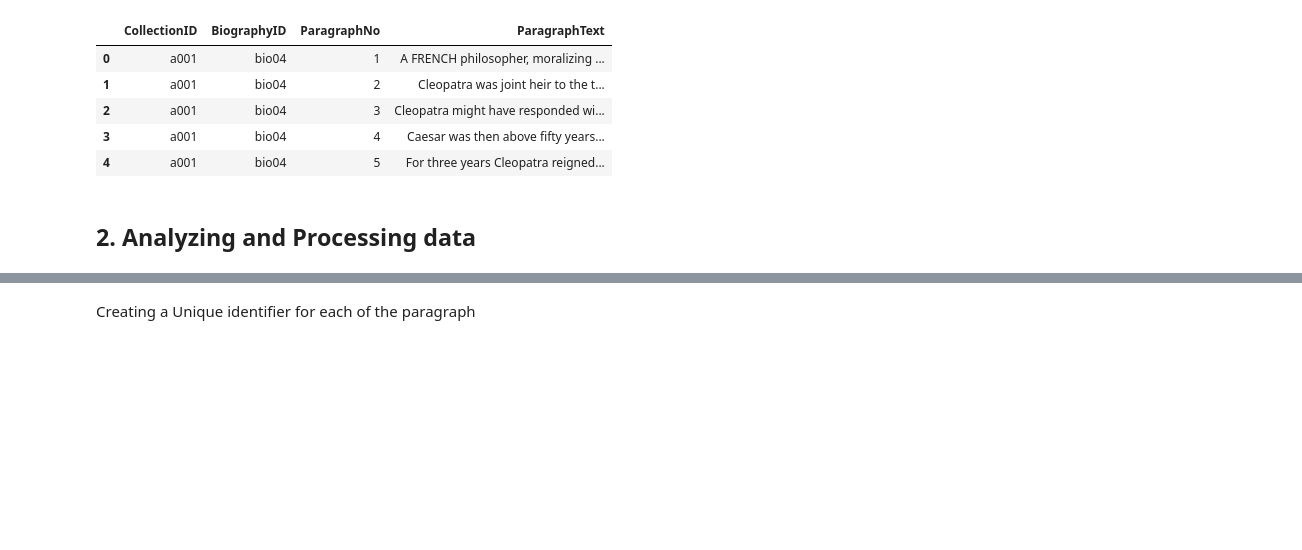
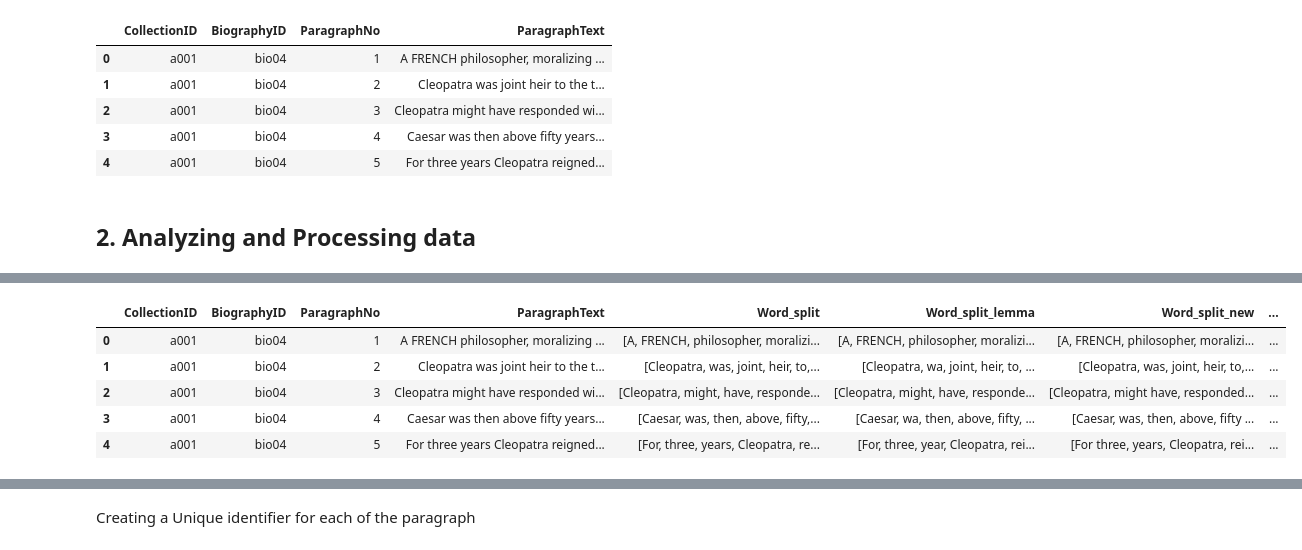
Before and after one commit to UVA-DSI-2019-Capstones/CBW, a Jupyter notebook: Association Rule/Association Rule.ipynb, the cells around one changed output, grey strips where cells are left out. Saved outputs shown, nothing was run; the diff lists cells and outputs as text; code cells hidden in the pictures; blank space fills up the shorter version.

```diff
--- a/Association Rule/Association Rule.ipynb
+++ b/Association Rule/Association Rule.ipynb
@@ -46,0 +94,11 @@ textdatanew.head()
+# %%
+textdatanew['Word_split_lemma_new'] = textdatanew.Word_split_lemma.apply(lambda x: bigram_phraser_lemma[x])
+# %%
+textdatanew.head()
+# %% [output]
+|  | CollectionID | BiographyID | ParagraphNo | ParagraphText | Word_split | Word_split_lemma | Word_split_new | ... |
+| 0 | a001 | bio04 | 1 | A FRENCH philosopher, moralizing ... | [A, FRENCH, philosopher, moralizi... | [A, FRENCH, philosopher, moralizi... | [A, FRENCH, philosopher, moralizi... | ... |
+| 1 | a001 | bio04 | 2 | Cleopatra was joint heir to the t... | [Cleopatra, was, joint, heir, to,... | [Cleopatra, wa, joint, heir, to, ... | [Cleopatra, was, joint, heir, to,... | ... |
+| 2 | a001 | bio04 | 3 | Cleopatra might have responded wi... | [Cleopatra, might, have, responde... | [Cleopatra, might, have, responde... | [Cleopatra, might have, responded... | ... |
+| 3 | a001 | bio04 | 4 | Caesar was then above fifty years... | [Caesar, was, then, above, fifty,... | [Caesar, wa, then, above, fifty, ... | [Caesar, was, then, above, fifty ... | ... |
+| 4 | a001 | bio04 | 5 | For three years Cleopatra reigned... | [For, three, years, Cleopatra, re... | [For, three, year, Cleopatra, rei... | [For three, years, Cleopatra, rei... | ... |
```
Also changed, not shown: parts of 84 cells of this notebook.
